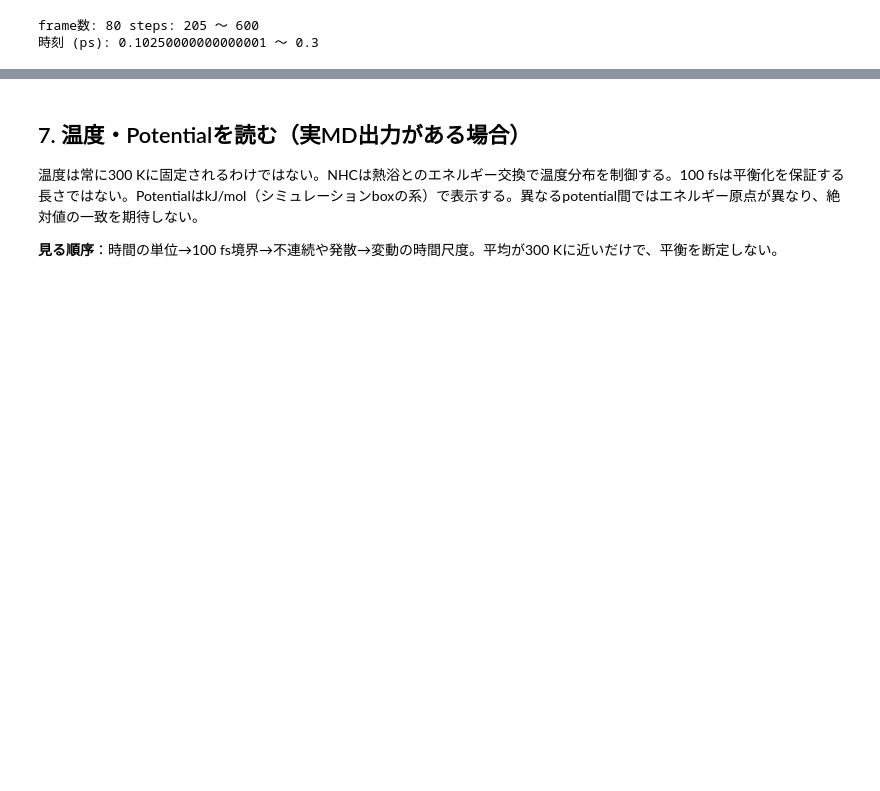
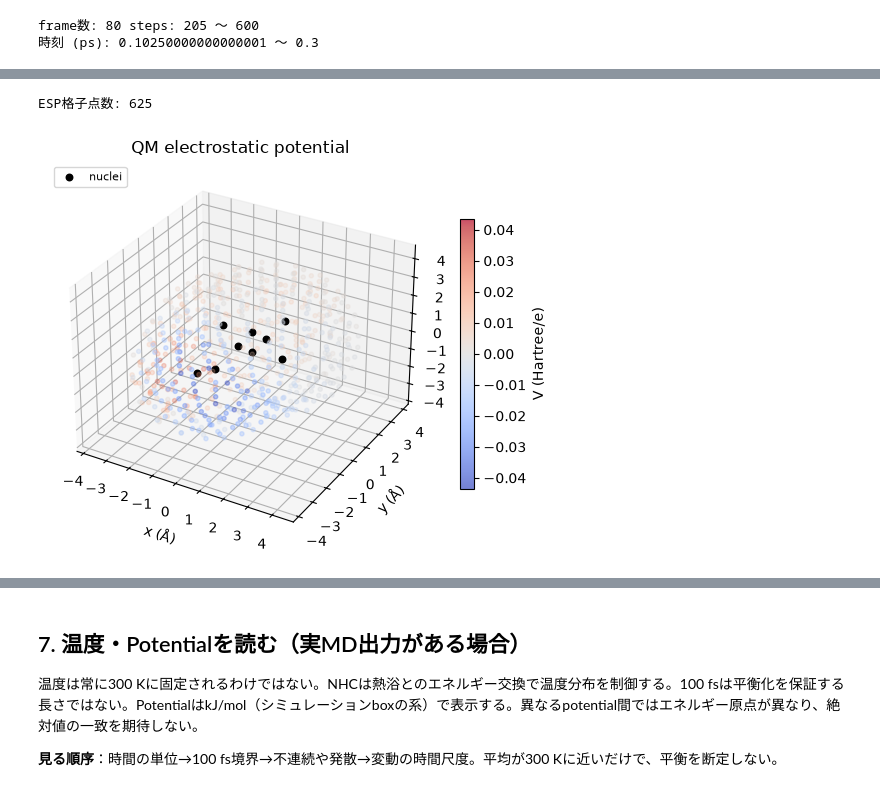
Before and after one commit to ryo0504/GROMACS-MD-v1, a Jupyter notebook: examples/ethanol_nvt_comparison/notebooks/ethanol_comparison.ipynb, the cells around one changed output, grey strips where cells are left out. Cells and saved outputs as stored; diff of their text form; code cells hidden in the pictures; blank space fills up the shorter version.

Commit message:
feat: add local PySCF-to-GROMACS ethanol workflow

```diff
--- a/examples/ethanol_nvt_comparison/notebooks/ethanol_comparison.ipynb
+++ b/examples/ethanol_nvt_comparison/notebooks/ethanol_comparison.ipynb
@@ -199,0 +187,17 @@ resp {
+# %%
+import pyscf, geometric, shutil
+from mdworkbench.parameterization import pyscf_ethanol as lesson
+from mdworkbench import ethanol_benchmark as bench
+
+print("Python:", sys.executable)
+print("PySCF:", pyscf.__version__, "geomeTRIC:", geometric.__version__)
+for name in ["resp", "antechamber", "parmchk2", "tleap", "acpype"]:
+    print(name, shutil.which(name))
+    if shutil.which(name) is None:
+        raise RuntimeError(f"{name}が見つかりません。gmx-mdカーネルを選択してください")
+QM = ROOT / "runs/ethanol27_pyscf"
+PARAMS = ROOT / "runs/ethanol27_pyscf_parameters"
+RUN = ROOT / "runs/ethanol27_pyscf_nvt"
+sdf = BUILD / "ethanol_single.sdf"
+assert sdf.is_file(), "先に第1節を実行してください"
+print("単分子SDF:", sdf)
@@ -199,0 +247,18 @@ resp {
+# %%
+esp_report = lesson.make_esp(QM)
+print("ESP格子点数:", esp_report["point_count"])
+grid_data = np.load(QM / "esp_grid.npz")
+fig = plt.figure(figsize=(7, 5))
+ax = fig.add_subplot(111, projection="3d")
+grid = grid_data["grid_A"]
+limit = np.max(np.abs(grid_data["esp_au"]))
+points = ax.scatter(*grid.T, c=grid_data["esp_au"], cmap="coolwarm", s=9,
+                    vmin=-limit, vmax=limit, alpha=.7)
+ax.scatter(*grid_data["coords_A"].T, c="black", s=22, label="nuclei", depthshade=False)
+ax.legend(loc="upper left", fontsize=8)
+ax.set(xlabel="x (Å)", ylabel="y (Å)", zlabel="z (Å)", title="QM electrostatic potential")
+fig.colorbar(points, ax=ax, shrink=.7, label="V (Hartree/e)")
+plt.show()
+# %% [output]
+ESP格子点数: 625
+[figure, added]
```
Also changed, not shown: parts of 28 cells of this notebook, 16 other files.
